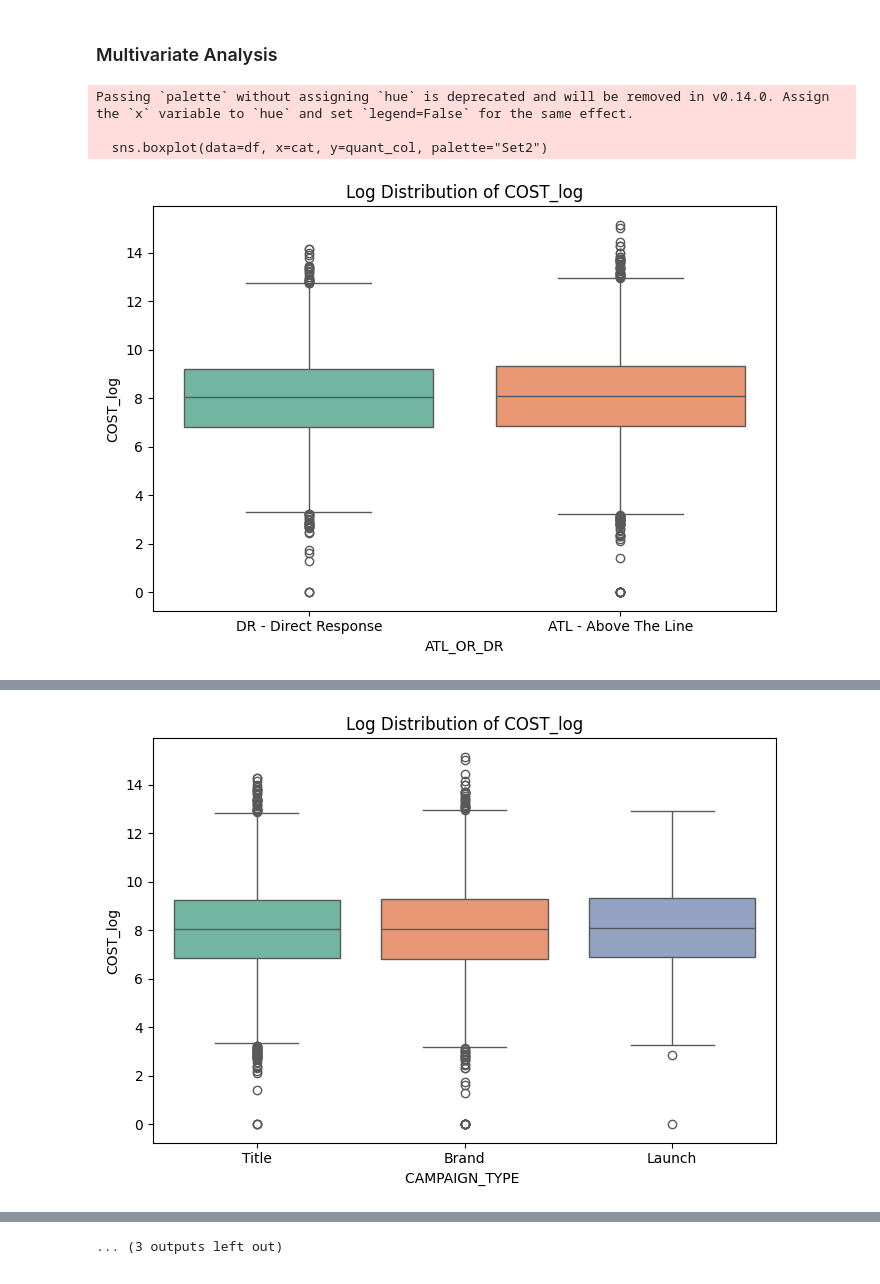
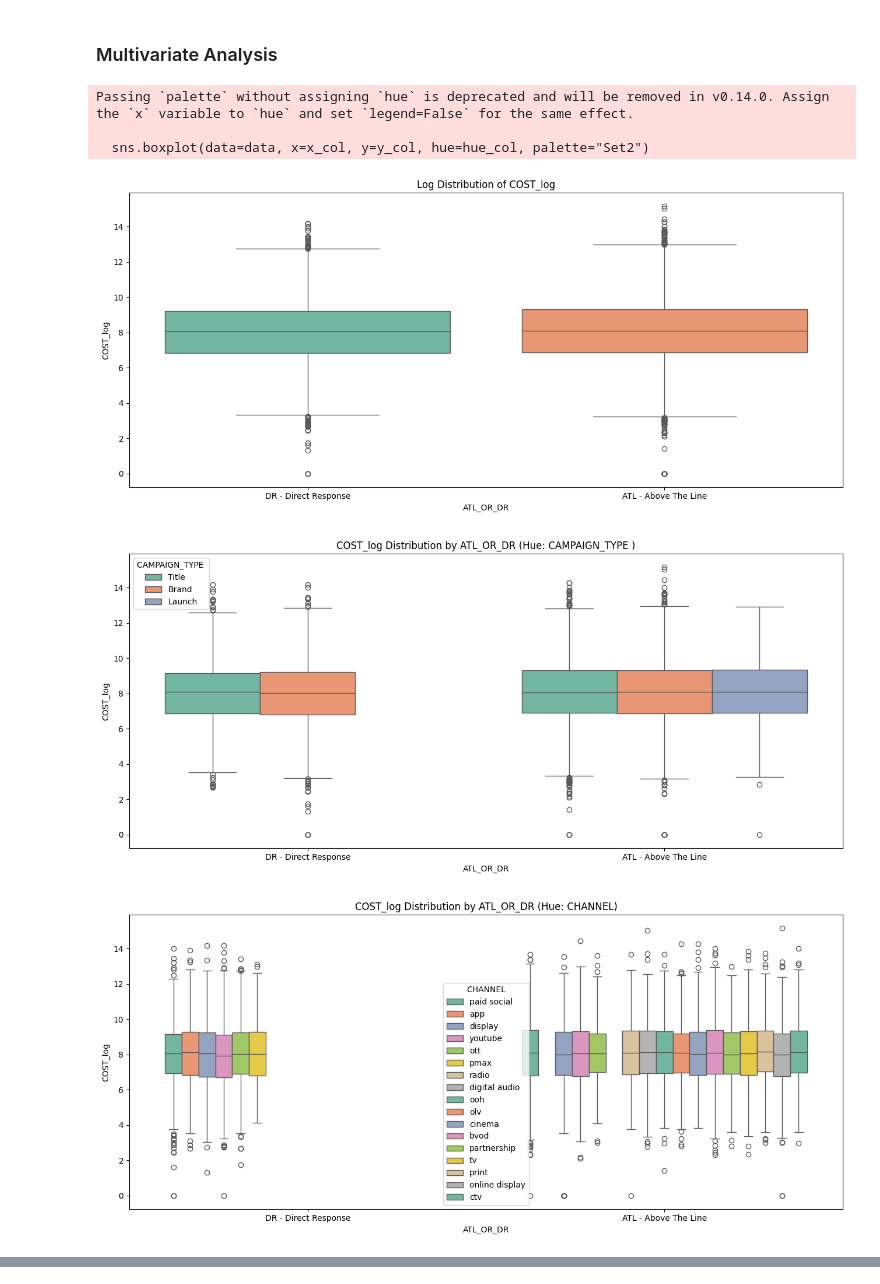
Before and after one commit to 11echeng/free-trial-analysis, a Jupyter notebook: src/notebook/01_paramount_eda_visuals.ipynb, the cells around one changed output, grey strips where cells are left out. Saved outputs shown, nothing was run; the diff lists cells and outputs as text; code cells hidden in the pictures.

Commit message:
visuals

```diff
--- a/src/notebook/01_paramount_eda_visuals.ipynb
+++ b/src/notebook/01_paramount_eda_visuals.ipynb
@@ -374,38 +398,57 @@ for cat in categorical:
 # %%
 '''
 ATL (Above The Line) vs. Cost
 Both campaign strategy share similar varaince in their costs distribution.
 
 campaign_type (Brand) vs. Cost
 Both Title/Brand share similar cost behaviors. Meanwhile, Launch offers more variance
 in their cost distribution. Which makes sense since maintaining a brand is more consistent
 than launching a new product.
 
 '''
 log_quantitative = [f'{quant}_log' for quant in quantitative]
+
+def create_boxplot(data, x_col, y_col, hue_col=None, title=None):
+    plt.figure(figsize=(13, 6))
+    sns.boxplot(data=data, x=x_col, y=y_col, hue=hue_col, palette="Set2")
+    if title:
+        plt.title(title)
+    plt.tight_layout()
+    plt.show()
+
 for quant_col in log_quantitative:
     for cat in categorical:
-        plt.figure(figsize=(7, 5))
-        sns.boxplot(data=df, x=cat, y=quant_col, palette="Set2")
+        create_boxplot(
+            data=df,
+            x_col=cat,
+            y_col=quant_col,
+            title=f'Log Distribution of {quant_col}',
+        )
 
-        #sns.histplot(data=df, x=f'{quant_col}_log', kde=True, hue=cat, bins=118)
-        plt.title(f'Log Distribution of {quant_col}')
-        plt.tight_layout()
-        plt.show()
-
+        other_categories = [hue for hue in categorical if hue != cat]
+        for hue in other_categories:
+            create_boxplot(
+                data=df,
+                x_col=cat,
+                y_col=quant_col,
+                hue_col=hue,
+                title=f"{quant_col} Distribution by {cat} (Hue: {hue})",
+            )
 for cat in categorical:
     plt.figure(figsize=(7, 5))
     sns.scatterplot(
         x='COST_log', y='FREE TRIALS_log', hue=cat, data=df, alpha=0.7, palette='viridis'
     )
     plt.title(f'Scatter Plot of COST vs. FREE TRIALS by {cat}')
     plt.xlabel('Cost')
     plt.ylabel('Free Trials')
     plt.show()
 # %% [output]
 Passing `palette` without assigning `hue` is deprecated and will be removed in v0.14.0. Assign the `x` variable to `hue` and set `legend=False` for the same effect.
 
-  sns.boxplot(data=df, x=cat, y=quant_col, palette="Set2")
+  sns.boxplot(data=data, x=x_col, y=y_col, hue=hue_col, palette="Set2")
-[figure, old version]
+[figure, new version]
+[figure, new version]
+[figure, new version]
 Passing `palette` without assigning `hue` is deprecated and will be removed in v0.14.0. Assign the `x` variable to `hue` and set `legend=False` for the same effect.
 
@@ -413 +455,0 @@ Passing `palette` without assigning `hue` is deprecated and will be removed in v
-[figure, old version]
@@ -430 +465,0 @@ Passing `palette` without assigning `hue` is deprecated and will be removed in v
-... (3 outputs left out)
```
Also changed, not shown: parts of 4 cells of this notebook.
